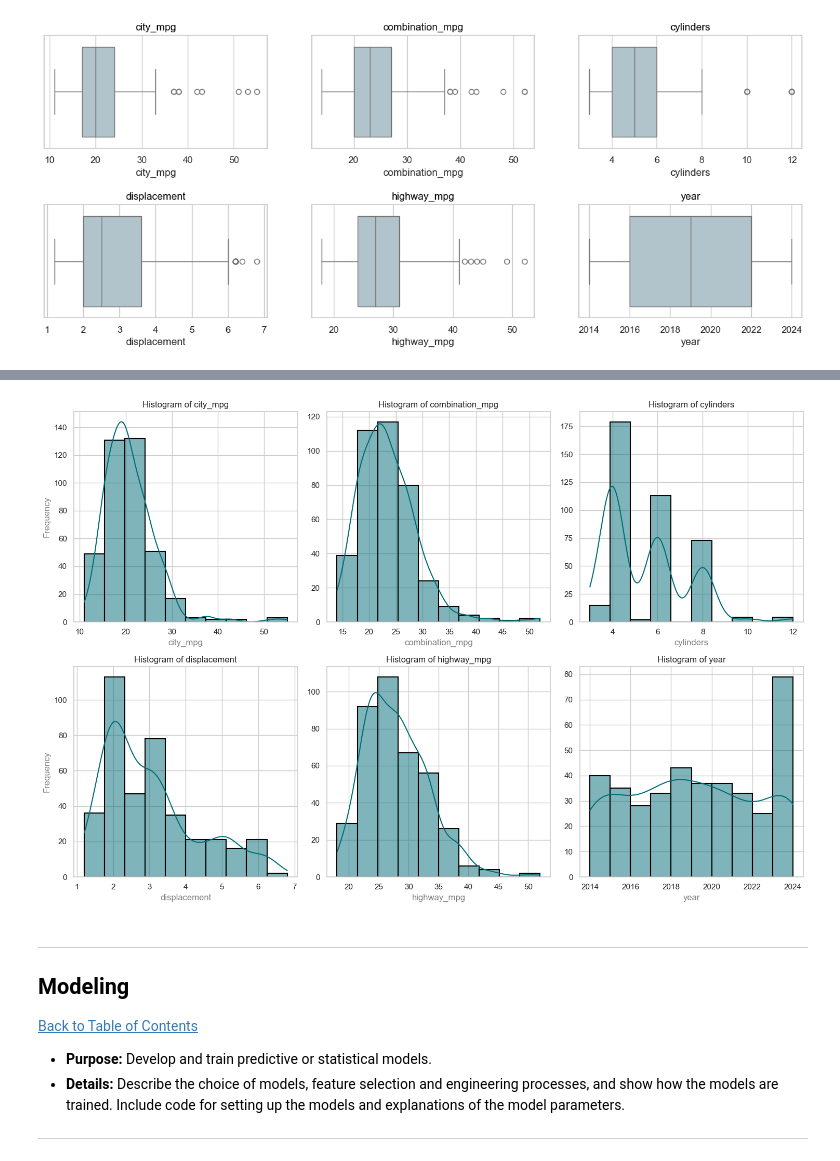
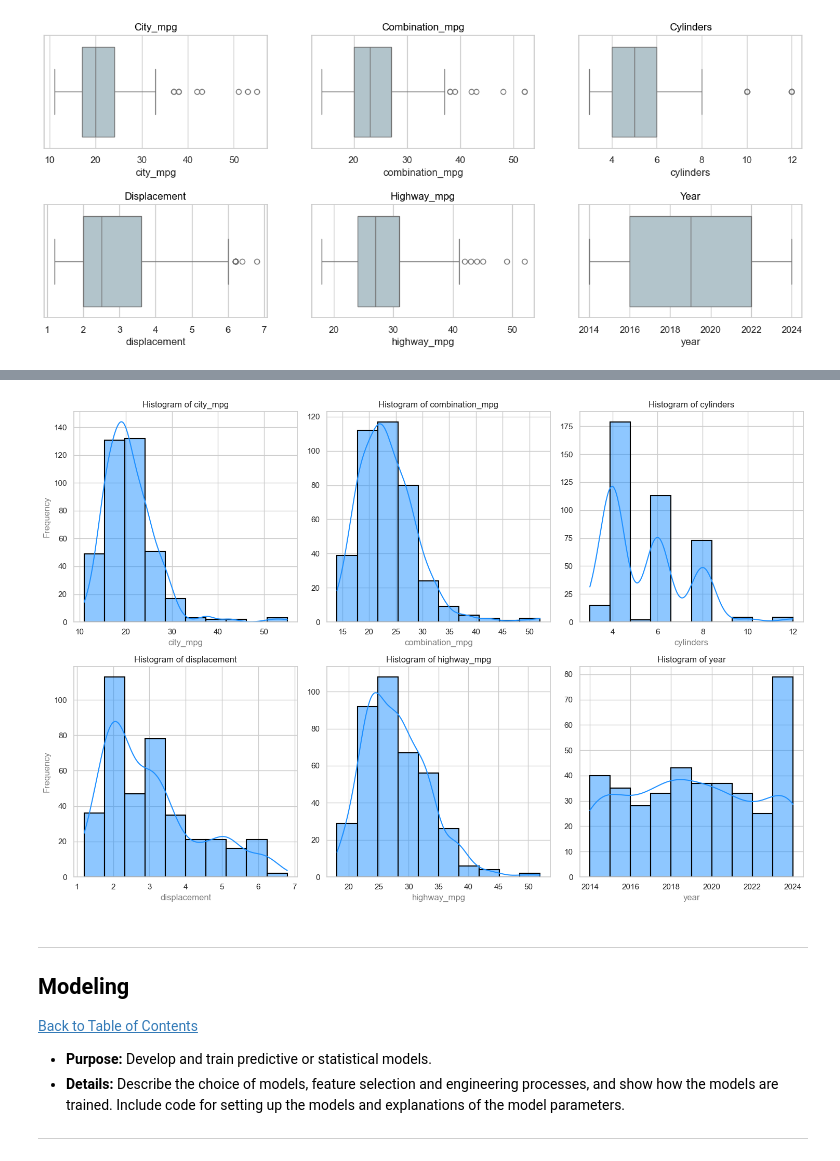
Before and after one commit to lamelkekana/Fuel_Economy_Insights, a Jupyter notebook: fuel_efficiency_analysis.ipynb, the cells around one changed output, grey strips where cells are left out. Saved outputs shown, nothing was run; the diff lists cells and outputs as text; code cells hidden in the pictures.

Commit message:
Univariate Analysis
Box Plots Analysis

```diff
--- a/fuel_efficiency_analysis.ipynb
+++ b/fuel_efficiency_analysis.ipynb
@@ -239,0 +247,3 @@ print(df['fuel_type'].unique())
+# %%
+# remove diesel powered vehicles
+df = df[df['fuel_type'] != 'diesel']
@@ -458,0 +477,24 @@ The dataset has been reduced by approximately **28.83%** (from 550 to 390 rows).
+# %%
+# List of categorical columns
+categorical_columns = ['class', 'make','transmission']
+
+# Set subplots and figure sie for plots
+fig, axes = plt.subplots(1, 3, figsize=(16, 7))
+
+# Define colors
+colors = ['skyblue', 'dodgerblue', 'deepskyblue']
+
+glossy_style = {'alpha': 0.8, 'edgecolor': 'black'}  # Glossy effect
+
+# Loop through the categorical columns
+for i, col in enumerate(categorical_columns):
+    # Plot the distribution for each categorical column
+    sns.countplot(ax=axes[i], x=col, data=df, color=colors[i], **glossy_style)
+    axes[i].set_title(f'{col.capitalize()} Distribution')
+    axes[i].tick_params(axis='x', rotation=90)
+
+# Adjust layout for better spacing
+plt.tight_layout()
+
+# Display the plots
+plt.show()
@@ -463,7 +552,7 @@ numeric_df = df.select_dtypes(include=['number'])
 # extract numeric_df column names and store in a list
 num_features = numeric_df.columns.to_list()
 # %%
-#
+# Set subplots and figure size
 figs, axes = plt.subplots(2, 3, figsize=(16,6))
 axes = axes.flatten()
 
@@ -473,7 +562,7 @@ sns.set(style="whitegrid", palette="muted")
 # Create boxplots for each feature
 for i, col in enumerate(num_features):
     sns.boxplot(x=df[col], ax=axes[i], color='#AEC6CF',)
-    axes[i].set_title(f"{col}", color="black") # set title for each feature
+    axes[i].set_title(f"{col.capitalize()}", color="black") # set title for each feature
 
 # set spacing
 plt.subplots_adjust(hspace=0.5)
@@ -483,39 +580,35 @@ plt.show()
 # %%
 # Get numeric columns
 numeric_columns = numeric_df.columns
 
 # Create subplots with 2 rows and 3 columns
 fig, axes = plt.subplots(2, 3, figsize=(15, 10))
 
 # Flatten the axes array for easy iteration
 axes = axes.flatten()
 
 # Set a glossy style
-sns.set(style="whitegrid", palette="muted")
+glossy_style = {'alpha': 0.8, 'edgecolor': 'black'}
 
 # Plot histograms for each numeric column
 for i, col in enumerate(numeric_columns):
-    sns.histplot(df[col], kde=True, ax=axes[i], bins=10, color='#006d77', edgecolor='black', linewidth=1.5)
-
-    # style plot
-    axes[i].patch.set_edgecolor('white')
-    axes[i].patch.set_linewidth(1.5)
+    sns.histplot(df[col], kde=True, ax=axes[i], bins=10, color='dodgerblue', edgecolor='black', linewidth=1.5)
 
     # Set titles, labels, and styles
     axes[i].set_title(f'Histogram of {col}')
     axes[i].set_xlabel(col, fontsize=12, color='gray')
 
     # set label to be on the far left for each row of plots
     if i == 0 or i == 3:
         axes[i].set_ylabel('Frequency', fontsize=12, color='gray')
     else:
         axes[i].set_ylabel('')
 
 # Adjust layout and show plot
 plt.tight_layout()
 plt.show()
 # %% [output]
-[figure, old version]
+[figure, new version]
 # %% [markdown]
 ---
 
```
Also changed, not shown: parts of 17 cells of this notebook.
